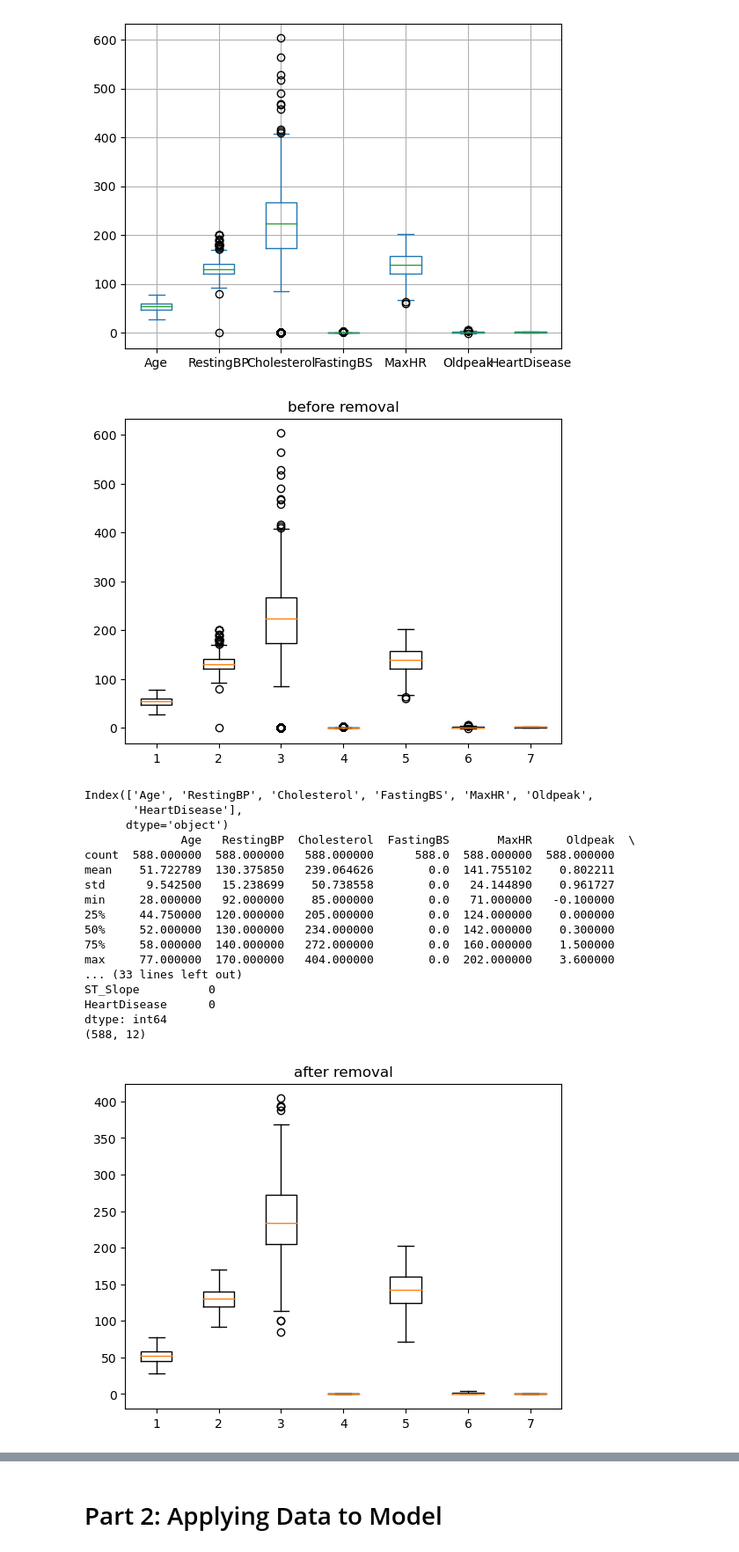
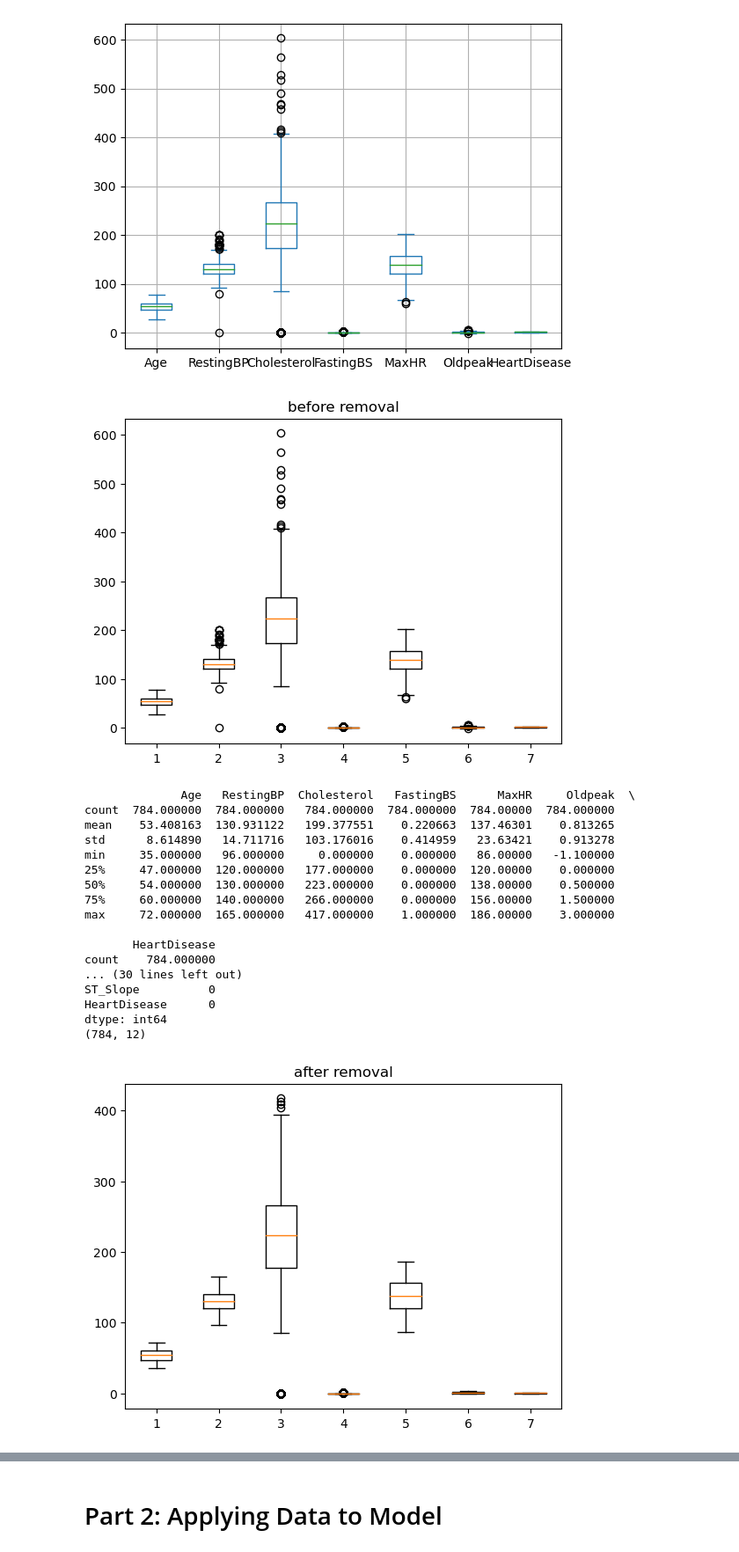
Before and after one commit to kyuhmi/4210-ml-project, a Jupyter notebook: heart_disease.ipynb, the cells around one changed output, grey strips where cells are left out. Shown at 88% size. Drawn from its saved outputs; the diff is of its cells as text; code cells hidden in the pictures.

```diff
--- a/heart_disease.ipynb
+++ b/heart_disease.ipynb
@@ -105,59 +105,46 @@ max      6.200000      1.000000
 [figure]
 # %%
 # outlier removal!
+from scipy import stats
 
 # get numerical dataframe:
 numerical_data = dataset.select_dtypes(include='number')
 plt.boxplot(numerical_data)
 plt.title("before removal")
 plt.show()
 
-# get rid of outliers: IQR method
-def remove_outliers(column):
-    q1 = column.quantile(0.25)
-    q3 = column.quantile(0.75)
-    iqr = q3 - q1
-    lower_bound = q1 - 1.5 * iqr
-    upper_bound = q3 + 1.5 * iqr
-    return column[(column >= lower_bound) & (column <= upper_bound)]
+z_scores = numerical_data.apply(stats.zscore)
+threshold = 2
 
-# column labels to iterate through
-numerical_columns = dataset.select_dtypes(include='number').columns
-print(numerical_columns)
+outliers = z_scores.abs() > threshold
+dataset_filtered = dataset[~outliers.any(axis=1)].copy()
 
-# make copy of dataframe and apply filtered numeric parts to it
-dataset_filtered = dataset.copy()
-for col in numerical_columns:
-    dataset_filtered[col] = remove_outliers(dataset[col])
-
-# drop na values
-dataset_filtered = dataset_filtered.dropna()
 print(dataset_filtered.describe())
 print(dataset_filtered.head())
 print(dataset_filtered.isna().sum())
 print(dataset_filtered.shape)
 
 numerical_data = dataset_filtered.select_dtypes('number')
 plt.boxplot(numerical_data)
 plt.title("after removal")
 plt.show()
 # %% [output]
 [figure]
-Index(['Age', 'RestingBP', 'Cholesterol', 'FastingBS', 'MaxHR', 'Oldpeak',
-       'HeartDisease'],
-      dtype='object')
-              Age   RestingBP  Cholesterol  FastingBS       MaxHR     Oldpeak  \
-count  588.000000  588.000000   588.000000      588.0  588.000000  588.000000
-mean    51.722789  130.375850   239.064626        0.0  141.755102    0.802211
-std      9.542500   15.238699    50.738558        0.0   24.144890    0.961727
-min     28.000000   92.000000    85.000000        0.0   71.000000   -0.100000
-25%     44.750000  120.000000   205.000000        0.0  124.000000    0.000000
-50%     52.000000  130.000000   234.000000        0.0  142.000000    0.300000
-75%     58.000000  140.000000   272.000000        0.0  160.000000    1.500000
-max     77.000000  170.000000   404.000000        0.0  202.000000    3.600000
-... (33 lines left out)
+              Age   RestingBP  Cholesterol   FastingBS      MaxHR     Oldpeak  \
+count  784.000000  784.000000   784.000000  784.000000  784.00000  784.000000
+mean    53.408163  130.931122   199.377551    0.220663  137.46301    0.813265
+std      8.614890   14.711716   103.176016    0.414959   23.63421    0.913278
+min     35.000000   96.000000     0.000000    0.000000   86.00000   -1.100000
+25%     47.000000  120.000000   177.000000    0.000000  120.00000    0.000000
+50%     54.000000  130.000000   223.000000    0.000000  138.00000    0.500000
+75%     60.000000  140.000000   266.000000    0.000000  156.00000    1.500000
+max     72.000000  165.000000   417.000000    1.000000  186.00000    3.000000
+
+       HeartDisease
+count    784.000000
+... (30 lines left out)
 ST_Slope          0
 HeartDisease      0
 dtype: int64
-(588, 12)
+(784, 12)
-[figure, old version]
+[figure, new version]
```
Also changed, not shown: parts of 9 cells of this notebook, 1 other file.
